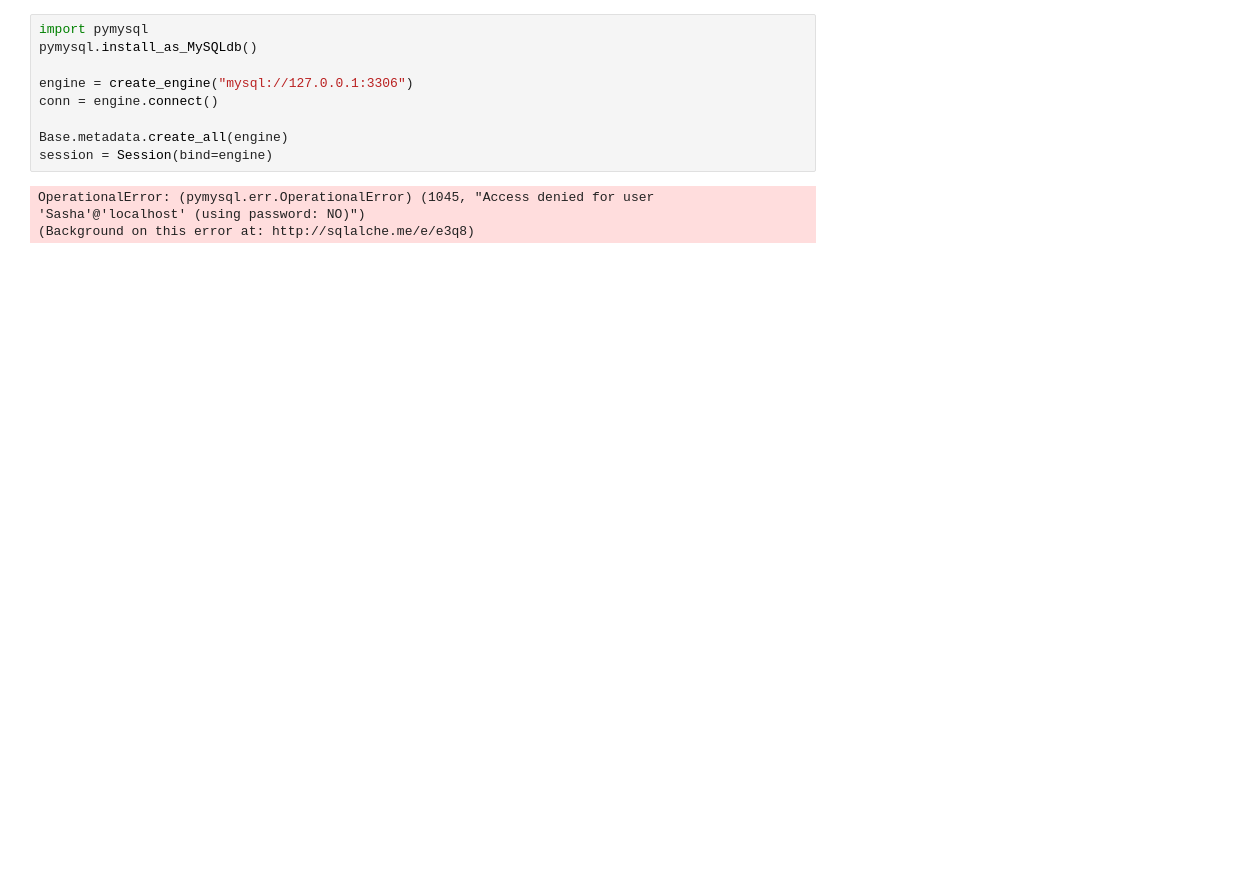
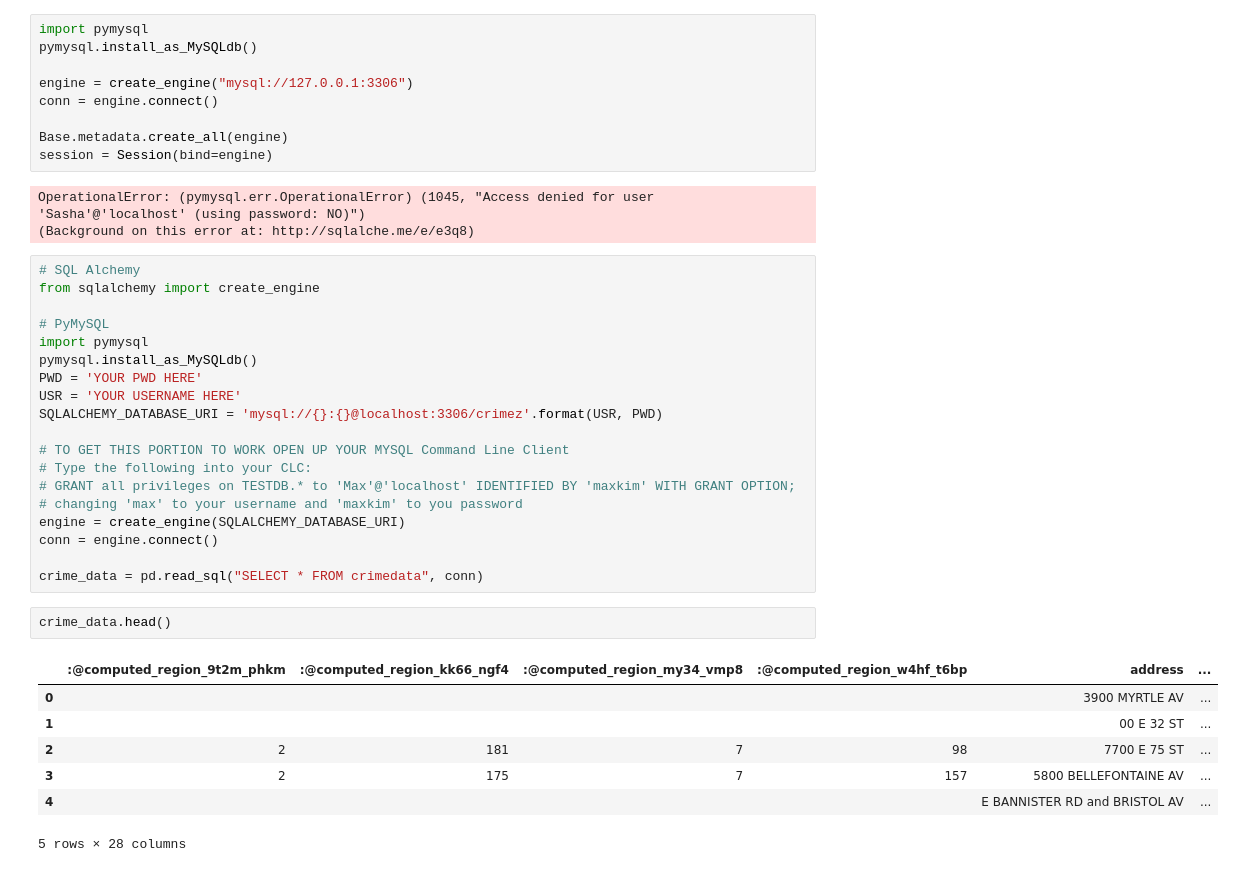
Before and after one commit to sashabridges/DowntownData, a Jupyter notebook: DowntownData Notebook.ipynb, the cells around one changed output. Drawn from its saved outputs; the diff is of its cells as text; blank space fills up the shorter version.

Commit message:
Crime 2018 Database Made

```diff
--- a/DowntownData Notebook.ipynb
+++ b/DowntownData Notebook.ipynb
@@ -176,3 +100,32 @@ session = Session(bind=engine)
 # %% [output]
 OperationalError: (pymysql.err.OperationalError) (1045, "Access denied for user 'Sasha'@'localhost' (using password: NO)")
 (Background on this error at: http://sqlalche.me/e/e3q8)
+# %%
+# SQL Alchemy
+from sqlalchemy import create_engine
+
+# PyMySQL
+import pymysql
+pymysql.install_as_MySQLdb()
+PWD = 'YOUR PWD HERE'
+USR = 'YOUR USERNAME HERE'
+SQLALCHEMY_DATABASE_URI = 'mysql://{}:{}@localhost:3306/crimez'.format(USR, PWD)
+
+# TO GET THIS PORTION TO WORK OPEN UP YOUR MYSQL Command Line Client
+# Type the following into your CLC:
+# GRANT all privileges on TESTDB.* to 'Max'@'localhost' IDENTIFIED BY 'maxkim' WITH GRANT OPTION;
+# changing 'max' to your username and 'maxkim' to you password
+engine = create_engine(SQLALCHEMY_DATABASE_URI)
+conn = engine.connect()
+
+crime_data = pd.read_sql("SELECT * FROM crimedata", conn)
+# %%
+crime_data.head()
+# %% [output]
+|  | :@computed_region_9t2m_phkm | :@computed_region_kk66_ngf4 | :@computed_region_my34_vmp8 | :@computed_region_w4hf_t6bp | address | ... |
+| 0 |  |  |  |  | 3900 MYRTLE AV | ... |
+| 1 |  |  |  |  | 00 E 32 ST | ... |
+| 2 | 2 | 181 | 7 | 98 | 7700 E 75 ST | ... |
+| 3 | 2 | 175 | 7 | 157 | 5800 BELLEFONTAINE AV | ... |
+| 4 |  |  |  |  | E BANNISTER RD and BRISTOL AV | ... |
+5 rows × 28 columns
```
Also changed, not shown: parts of 6 cells of this notebook.
